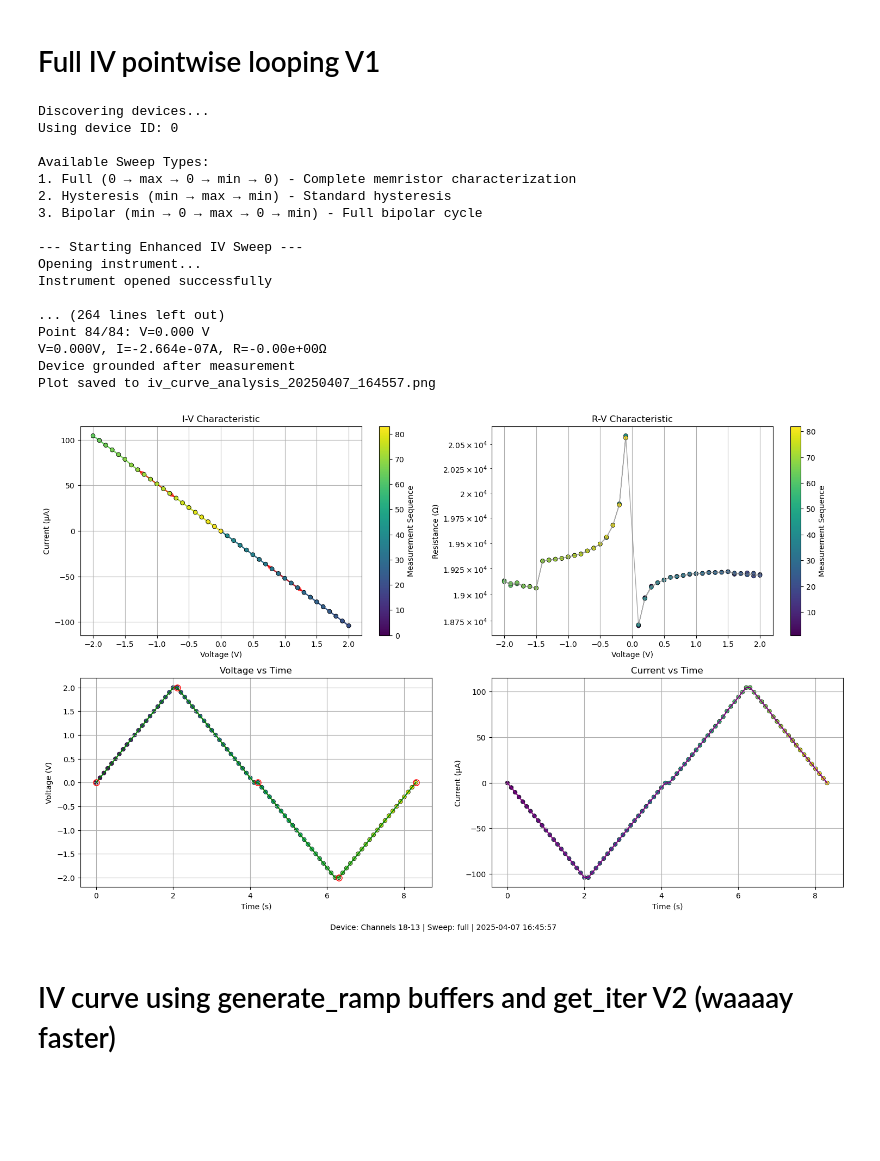
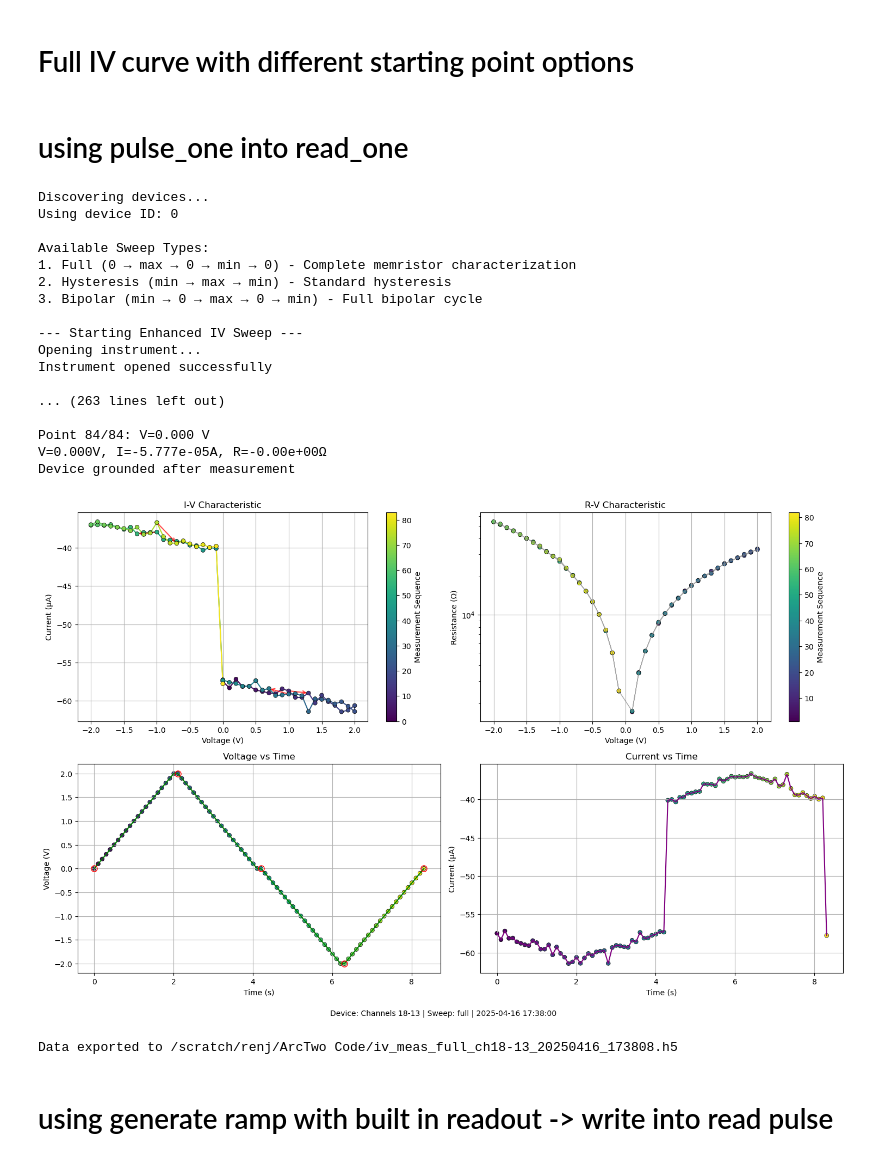
Before and after one commit to renjeff/Arc2, a Jupyter notebook: newIV.ipynb, the cells around one changed output. Saved outputs shown, nothing was run; the diff lists cells and outputs as text; code cells hidden in the pictures; blank space fills up the shorter version.

```diff
--- a/newIV.ipynb
+++ b/newIV.ipynb
@@ -1,5 +1,7 @@
-# %% [markdown]
-# Full IV pointwise looping V1
+# %% [markdown]
+# Full IV curve with different starting point options
+# %% [markdown]
+# using pulse_one into read_one
 # %%
 from pyarc2 import Instrument, find_ids, DataMode, ReadType
 import numpy as np
@@ -409,9 +411,10 @@ def plot_iv_curves(results, save_plot=False):
         print(f"Error plotting characteristics: {e}")
         print(traceback.format_exc())
 
-def export_data_h5(results, filename=None, export_path=None):
+def export_data_h5(results, filename=None, export_path=None, compression="gzip"):
     """
     Export measurement data to HDF5 (H5) file.
+    Stores primary data arrays as datasets and scalar metadata as attributes.
     """
     if results is None:
         print("No data to export")
@@ -421,34 +424,61 @@ def export_data_h5(results, filename=None, export_path=None):
         # Generate filename if not provided
         if filename is None:
             timestamp = datetime.now().strftime("%Y%m%d_%H%M%S")
-            filename = f'iv_measurement_data_{timestamp}.h5'
+            sweep_type = results.get('sweep_type', 'sweep')
+            low_ch = results.get('low_chan', 'L')
+            high_ch = results.get('high_chan', 'H')
+            filename = f'iv_meas_{sweep_type}_ch{low_ch}-{high_ch}_{timestamp}.h5'
 
         # Determine export path
         if export_path is None:
             export_path = os.getcwd()  # Use current working directory if not specified
+
+        # Create directory if it doesn't exist
+        os.makedirs(export_path, exist_ok=True)
 
         # Create full file path
         full_path = os.path.join(export_path, filename)
 
         # Create H5 file
         with h5py.File(full_path, 'w') as hf:
-            # Store data as datasets
-            hf.create_dataset('voltage', data=results['voltage'])
-            hf.create_dataset('current', data=results['current'])
-            hf.create_dataset('resistance', data=results['resistance'])
-            hf.create_dataset('timestamp', data=results['timestamp'] - results['timestamp'][0])
-            hf.create_dataset('low_chan', data=results['low_chan'])
-            hf.create_dataset('high_chan', data=results['high_chan'])
-            hf.create_dataset('sweep_type', data=np.string_(results['sweep_type']))
-            hf.create_dataset('voltage_range', data=results['voltage_range'])
-            hf.create_dataset('measurement_time', data=np.string_(results['measurement_time']))
+            # --- Store Primary Data Arrays as Datasets ---
+            compression_opts = compression if compression else None
+
+            if 'voltage' in results and results['voltage'] is not None:
+                 hf.create_dataset('voltage', data=results['voltage'], compression=compression_opts)
+            if 'current' in results and results['current'] is not None:
+                 hf.create_dataset('current', data=results['current'], compression=compression_opts)
+            if 'resistance' in results and results['resistance'] is not None:
+                 hf.create_dataset('resistance', data=results['resistance'], compression=compression_opts)
+            if 'timestamp' in results and results['timestamp'] is not None:
+                 # Store relative time in seconds
+                 hf.create_dataset('timestamp_relative_s', data=results['timestamp'] - results['timestamp'][0], compression=compression_opts)
+
+            # --- Store Scalar Metadata as Attributes ---
+            metadata_to_store = {}
+            for k, v in results.items():
+                # Include items that are not numpy arrays (or specific arrays like voltage_range)
+                if not isinstance(v, np.ndarray) or k in ['voltage_range']:
+                     metadata_to_store[k] = v
+
+            # Add metadata as attributes to the root group
+            for k, v in metadata_to_store.items():
+                try:
+                    # Attempt to store directly
+                    hf.attrs[k] = v
+                except TypeError:
+                    # If direct storage fails (e.g., for tuples or complex objects), store as string
+                    hf.attrs[k] = str(v) # Fallback to string representation
+
+            # Optionally add the source script name
+            hf.attrs['source_script'] = 'newIV.ipynb'
+
 
         print(f"Data exported to {full_path}")
 
     except Exception as e:
         print(f"Error exporting data: {e}")
         print(traceback.format_exc())
-
 
 def main():
     try:
@@ -520,41 +550,42 @@ def main():
 
         # Plot and export results
         if results is not None:
-            plot_iv_curves(results, save_plot=True)
+            plot_iv_curves(results, save_plot=False)
             # Ask about data export
             export_choice = input("Export measurement data to H5? (y/n) [default=y]: ").strip().lower()
             if export_choice != 'n':
                 export_data_h5(results) #Use the H5 export function.
         else:
             print("No valid data to analyze")
 
     except Exception as e:
         print(f"Unexpected error in main: {e}")
         print(traceback.format_exc())
 
 if __name__ == '__main__':
     main()
 # %% [output]
 Discovering devices...
 Using device ID: 0
 
 Available Sweep Types:
 1. Full (0 → max → 0 → min → 0) - Complete memristor characterization
 2. Hysteresis (min → max → min) - Standard hysteresis
 3. Bipolar (min → 0 → max → 0 → min) - Full bipolar cycle
 
 --- Starting Enhanced IV Sweep ---
 Opening instrument...
 Instrument opened successfully
 
-... (264 lines left out)
+... (263 lines left out)
+
 Point 84/84: V=0.000 V
-V=0.000V, I=-2.664e-07A, R=-0.00e+00Ω
+V=0.000V, I=-5.777e-05A, R=-0.00e+00Ω
 Device grounded after measurement
-Plot saved to iv_curve_analysis_20250407_164557.png
-[figure, old version]
+[figure, new version]
+Data exported to /scratch/renj/ArcTwo Code/iv_meas_full_ch18-13_20250416_173808.h5
-# %% [markdown]
-# IV curve using generate_ramp buffers and get_iter V2 (waaaay faster)
+# %% [markdown]
+# using generate ramp with built in readout -> write into read pulse
 # %%
 from pyarc2 import Instrument, find_ids, DataMode, ReadType, ReadAt, ReadAfter
 import numpy as np
```
Also changed, not shown: parts of 4 cells of this notebook.
